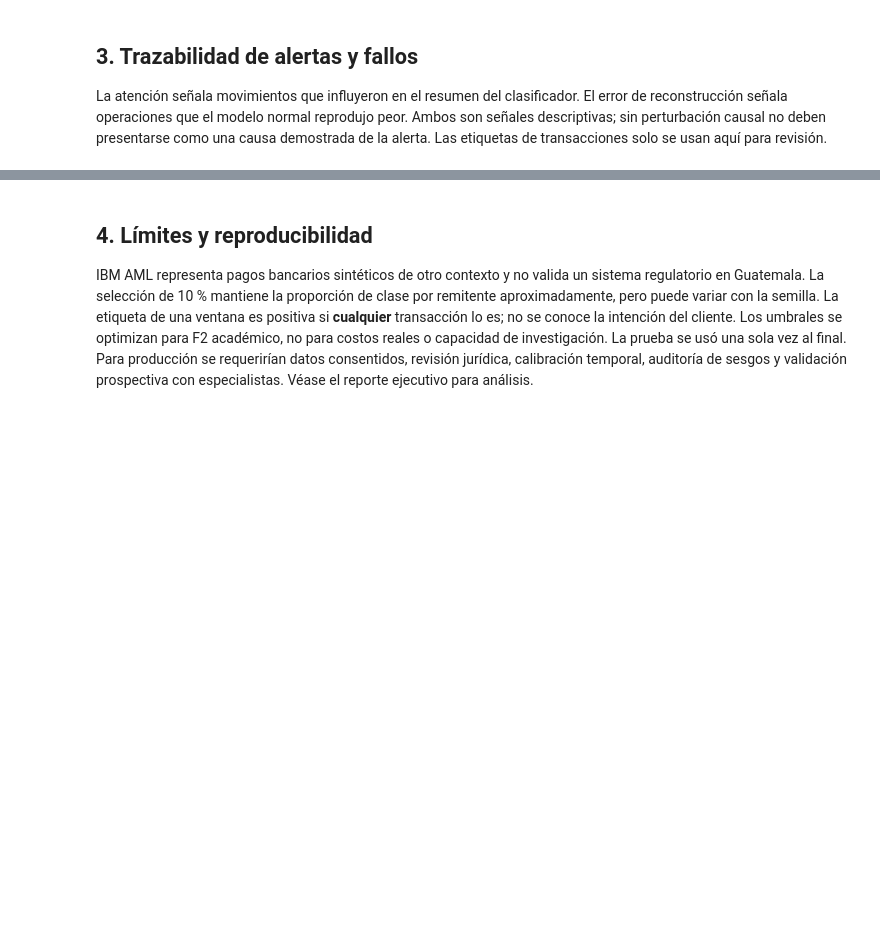
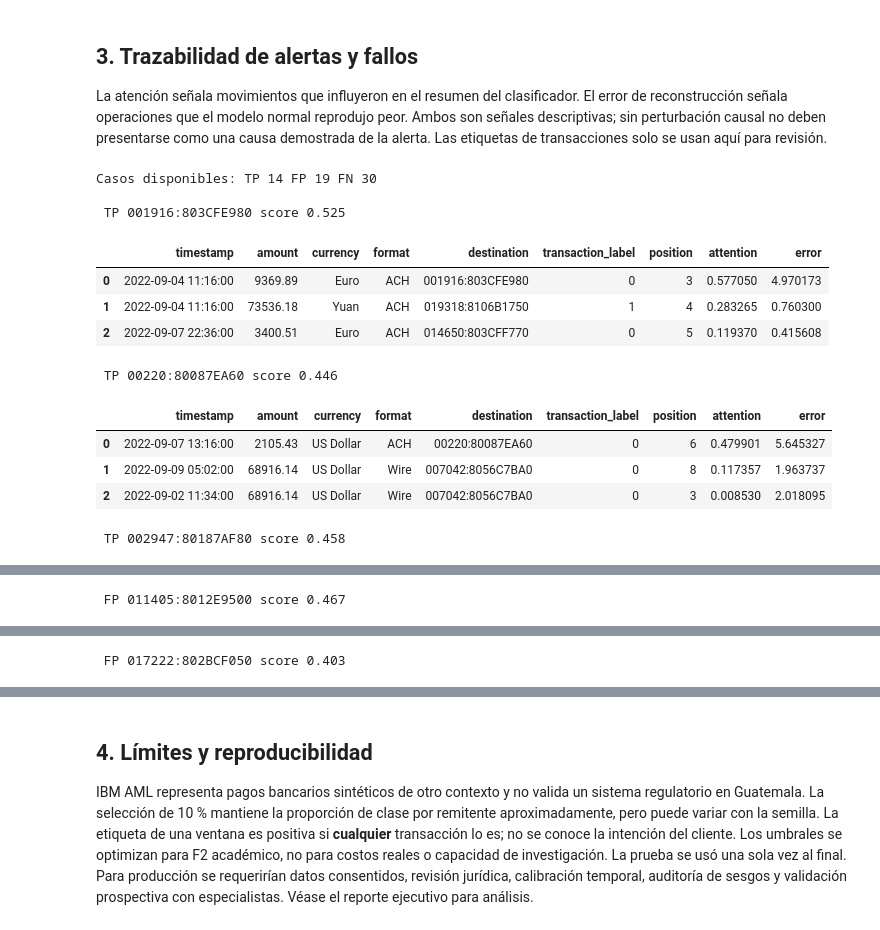
Before and after one commit to UVG-Tareas-y-proyectos/PRY2-DL, a Jupyter notebook: notebooks/proyecto2.ipynb, the cells around one changed output, grey strips where cells are left out. Cells and saved outputs as stored; diff of their text form; code cells hidden in the pictures; blank space fills up the shorter version.

```diff
--- a/notebooks/proyecto2.ipynb
+++ b/notebooks/proyecto2.ipynb
@@ -127,15 +174,28 @@ demostrada de la alerta. Las etiquetas de transacciones solo se usan aquí para
 # %%
 cases = json.loads((ART / 'test_cases.json').read_text(encoding='utf-8'))
 tp = [c for c in cases if c['label'] and c['alert']]
 fp = [c for c in cases if not c['label'] and c['alert']]
 fn = [c for c in cases if c['label'] and not c['alert']]
 chosen = tp[:3] + (fp + fn)[:2]
 print('Casos disponibles: TP',len(tp),'FP',len(fp),'FN',len(fn))
 for c in chosen:
-    print('
-', 'TP' if c['label'] and c['alert'] else ('FP' if c['alert'] else 'FN'),
+    print('\n', 'TP' if c['label'] and c['alert'] else ('FP' if c['alert'] else 'FN'),
           c['sender'], 'score',round(c['combined_score'],3))
     rank = np.argsort(np.asarray(c['attention']) + np.asarray(c['reconstruction_error']))[-3:][::-1]
     display(pd.DataFrame([dict(c['transactions'][i], position=int(i+1),
                                attention=c['attention'][i], error=c['reconstruction_error'][i])
                           for i in rank]))
+# %% [output]
+Casos disponibles: TP 14 FP 19 FN 30
+
+ TP 001916:803CFE980 score 0.525
+|  | timestamp | amount | currency | format | destination | transaction_label | position | attention | error |
+| 0 | 2022-09-04 11:16:00 | 9369.89 | Euro | ACH | 001916:803CFE980 | 0 | 3 | 0.577050 | 4.970173 |
+| 1 | 2022-09-04 11:16:00 | 73536.18 | Yuan | ACH | 019318:8106B1750 | 1 | 4 | 0.283265 | 0.760300 |
+| 2 | 2022-09-07 22:36:00 | 3400.51 | Euro | ACH | 014650:803CFF770 | 0 | 5 | 0.119370 | 0.415608 |
+ TP 00220:80087EA60 score 0.446
+|  | timestamp | amount | currency | format | destination | transaction_label | position | attention | error |
+| 0 | 2022-09-07 13:16:00 | 2105.43 | US Dollar | ACH | 00220:80087EA60 | 0 | 6 | 0.479901 | 5.645327 |
+| 1 | 2022-09-09 05:02:00 | 68916.14 | US Dollar | Wire | 007042:8056C7BA0 | 0 | 8 | 0.117357 | 1.963737 |
+| 2 | 2022-09-02 11:34:00 | 68916.14 | US Dollar | Wire | 007042:8056C7BA0 | 0 | 3 | 0.008530 | 2.018095 |
+ TP 002947:80187AF80 score 0.458
@@ -141,0 +206 @@ for c in chosen:
+ FP 011405:8012E9500 score 0.467
@@ -141,0 +211 @@ for c in chosen:
+ FP 017222:802BCF050 score 0.403
```
Also changed, not shown: parts of 9 cells of this notebook, 10 other files.
